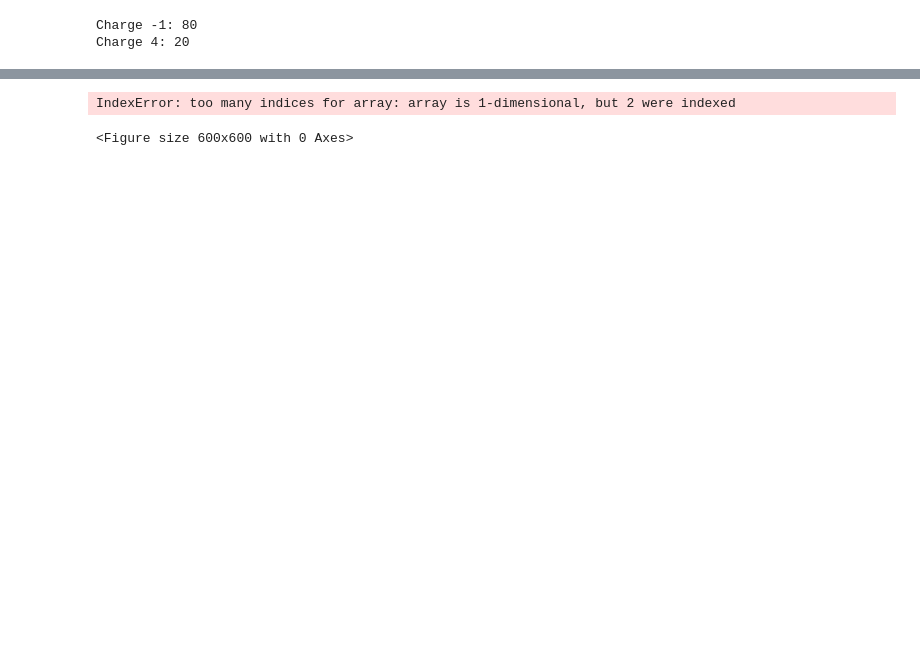
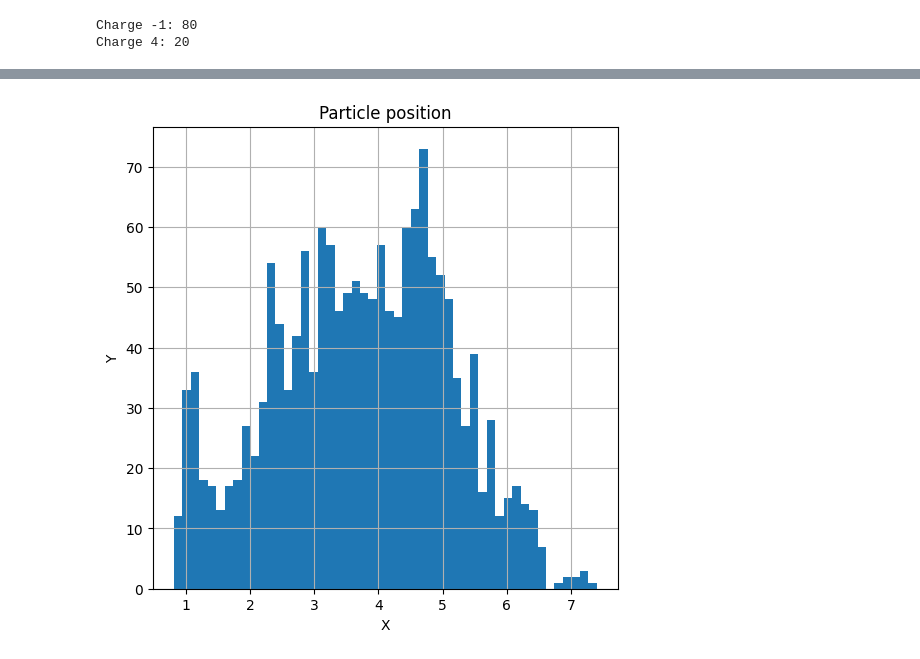
Before and after one commit to Sparisi01/montecarlo_particles_simulation, a Jupyter notebook: data_analysis.ipynb, the cells around one changed output, grey strips where cells are left out. Drawn from its saved outputs; the diff is of its cells as text; code cells hidden in the pictures; blank space fills up the shorter version.

```diff
--- a/data_analysis.ipynb
+++ b/data_analysis.ipynb
@@ -81,19 +75,18 @@ plt.show()
 # %%
-data = np.loadtxt("output/file_distances.csv", delimiter=";")
+data_dist = np.loadtxt("output/file_distances.csv", delimiter=";")
 
 # Plot
 plt.figure(figsize=(6, 6))
-plt.hist(data, bins=100)
+plt.hist(data_dist, bins=50)
 
 plt.title("Particle position")
 plt.xlabel("X")
 plt.ylabel("Y")
 plt.grid(True)
 
 plt.show()
 # %% [output]
-IndexError: too many indices for array: array is 1-dimensional, but 2 were indexed
-<Figure size 600x600 with 0 Axes>
+[figure, added]
 # %%
 def radial_distribution(distances, bins=100):
 
```
Also changed, not shown: parts of 7 cells of this notebook.
